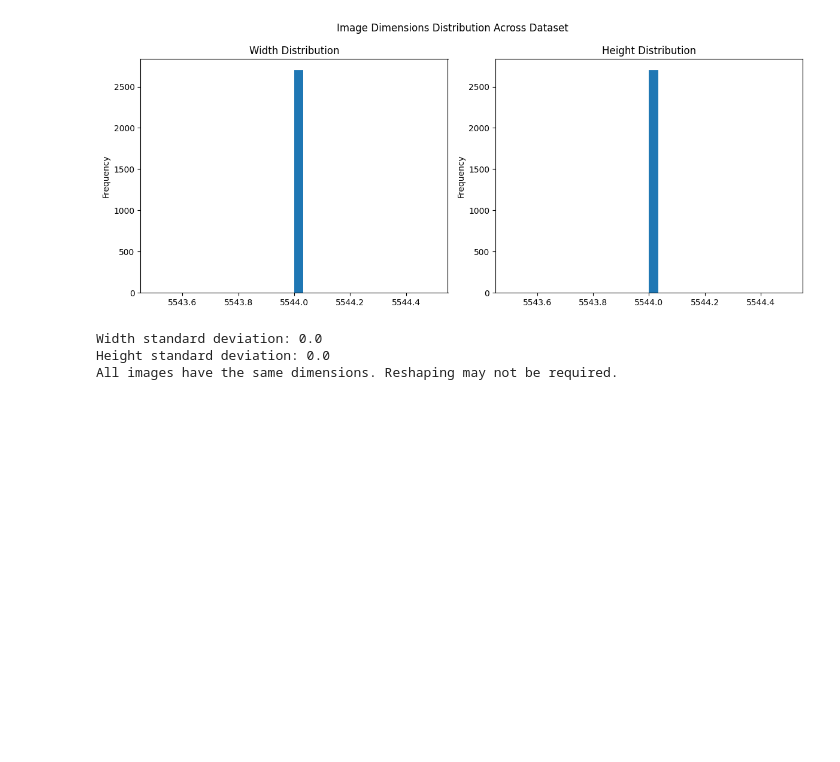
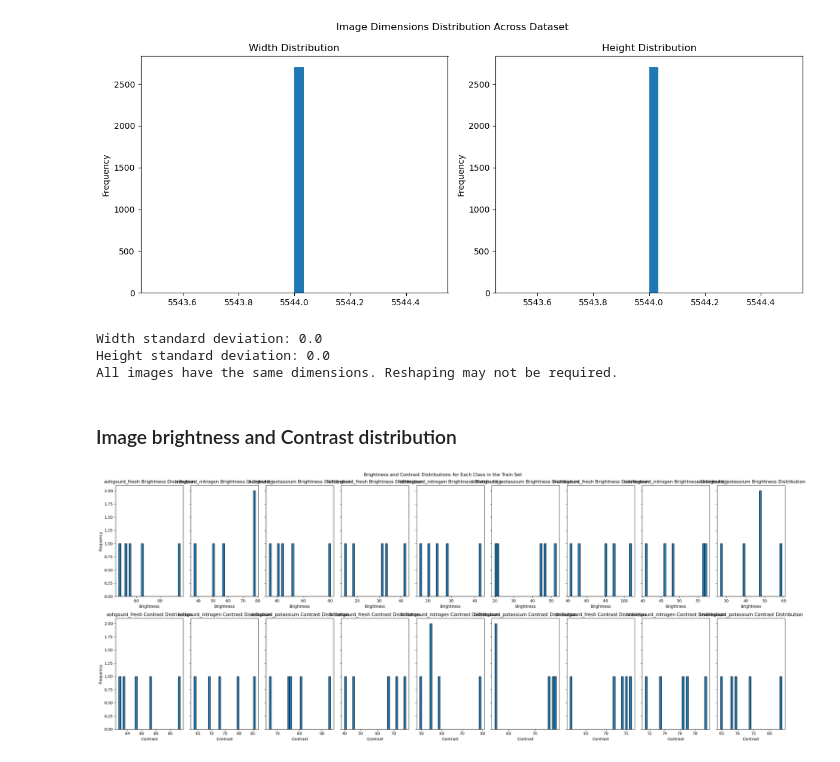
Before and after one commit to Srija-Swarna/Deep-learning-model-for-Early-detection-of-plant-nutritional-deficiencies, a Jupyter notebook: EDA_of_the_dataset.ipynb, the cells around one changed output. Drawn from its saved outputs; the diff is of its cells as text; code cells hidden in the pictures; blank space fills up the shorter version.

```diff
--- a/EDA_of_the_dataset.ipynb
+++ b/EDA_of_the_dataset.ipynb
@@ -170,3 +155,60 @@ else:
 Width standard deviation: 0.0
 Height standard deviation: 0.0
 All images have the same dimensions. Reshaping may not be required.
+# %% [markdown]
+### Image brightness and Contrast distribution
+# %%
+# Function to calculate brightness and contrast statistics for each class in the train set
+def calculate_brightness_contrast_train(base_dir, num_images=5):
+    brightness_contrast = defaultdict(lambda: {'brightness': [], 'contrast': []})
+
+    train_path = os.path.join(base_dir, 'train')
+    if os.path.exists(train_path):
+        for class_name in os.listdir(train_path):
+            class_path = os.path.join(train_path, class_name)
+            if os.path.isdir(class_path):
+                # Sample a limited number of images for efficiency
+                image_files = os.listdir(class_path)
+                sampled_images = random.sample(image_files, min(num_images, len(image_files)))
+
+                for image_file in sampled_images:
+                    img_path = os.path.join(class_path, image_file)
+                    img = Image.open(img_path).convert("L")  # Convert to grayscale
+
+                    # Calculate brightness as the mean pixel intensity
+                    stat = ImageStat.Stat(img)
+                    brightness = stat.mean[0]
+
+                    # Calculate contrast as the standard deviation of pixel intensities
+                    contrast = stat.stddev[0]
+
+                    # Store the values for each class
+                    brightness_contrast[class_name]['brightness'].append(brightness)
+                    brightness_contrast[class_name]['contrast'].append(contrast)
+
+    return brightness_contrast
+
+# Calculate brightness and contrast for each class in the train set
+brightness_contrast_train_data = calculate_brightness_contrast_train(base_dir)
+
+# Plot brightness and contrast distributions for each class in the train set
+fig, axes = plt.subplots(2, len(brightness_contrast_train_data), figsize=(25, 10), sharey='row')
+
+for idx, (class_name, data) in enumerate(brightness_contrast_train_data.items()):
+    # Brightness distribution
+    axes[0, idx].hist(data['brightness'], bins=30, edgecolor='black')
+    axes[0, idx].set_title(f"{class_name} Brightness Distribution")
+    axes[0, idx].set_xlabel("Brightness")
+    axes[0, idx].set_ylabel("Frequency" if idx == 0 else "")
+
+    # Contrast distribution
+    axes[1, idx].hist(data['contrast'], bins=30, edgecolor='black')
+    axes[1, idx].set_title(f"{class_name} Contrast Distribution")
+    axes[1, idx].set_xlabel("Contrast")
+    axes[1, idx].set_ylabel("Frequency" if idx == 0 else "")
+
+plt.suptitle("Brightness and Contrast Distributions for Each Class in the Train Set")
+plt.tight_layout()
+plt.show()
+# %% [output]
+[figure, added]
```
Also changed, not shown: parts of 13 cells of this notebook.
